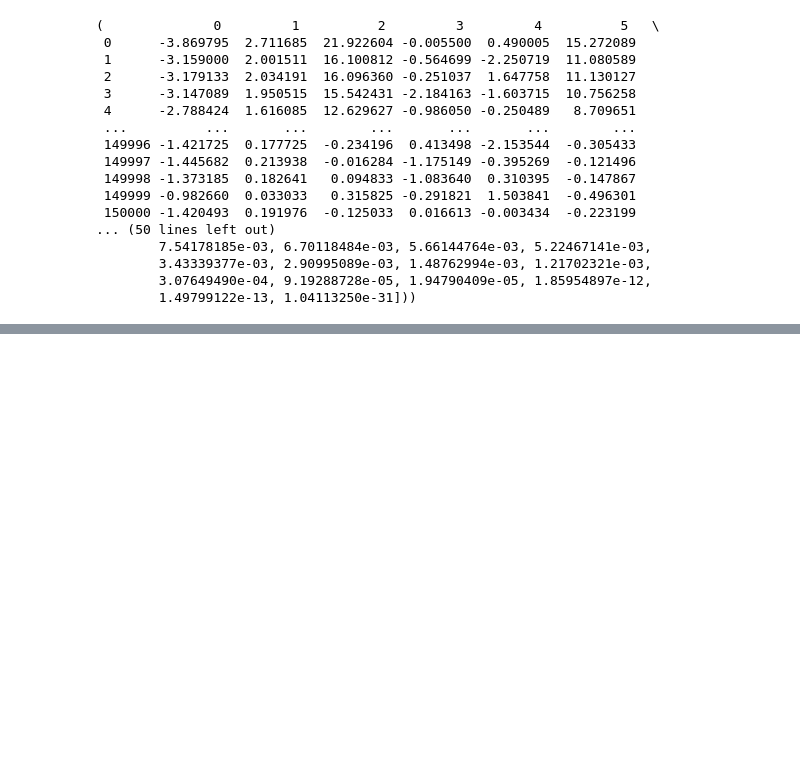
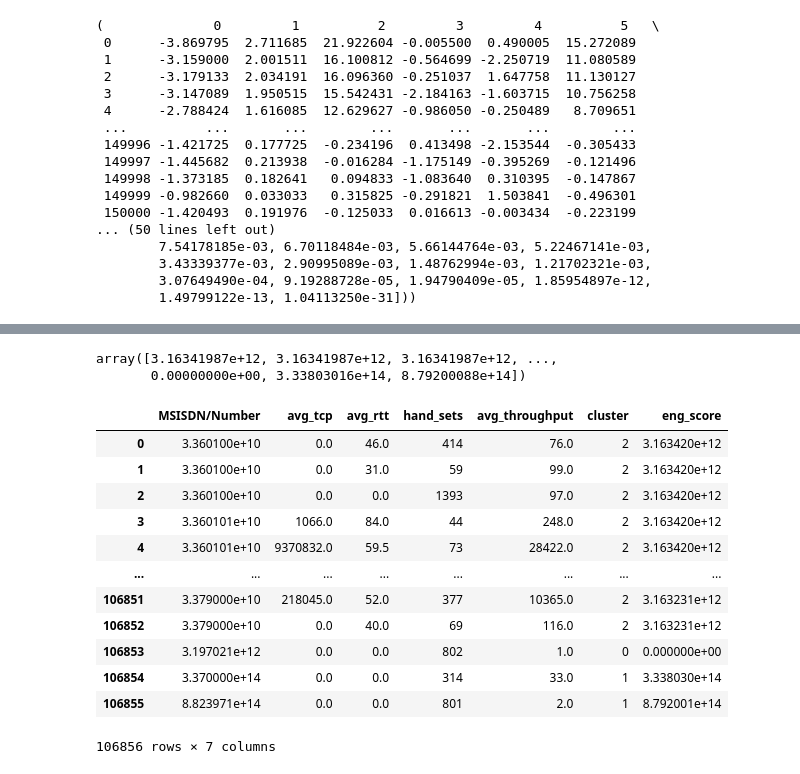
Before and after one commit to gedionabebe/Telecom-data-analysis, a Jupyter notebook: telecom_data_analysis.ipynb, the cells around one changed output, grey strips where cells are left out. Saved outputs shown, nothing was run; the diff lists cells and outputs as text; code cells hidden in the pictures; blank space fills up the shorter version.

Commit message:
Satisfaction Analysis
- Used Euclidean distance to calculate user engagement and experience score.
- Calculated satisfaction score.
- Used a regression model to predict user satisfaction.

```diff
--- a/telecom_data_analysis.ipynb
+++ b/telecom_data_analysis.ipynb
@@ -388,0 +506,5 @@ dem_reduction(stand)
+# %%
+from sklearn.preprocessing import LabelEncoder
+label_encode = LabelEncoder()
+exp_metrics['hand_sets'] = label_encode.fit_transform(exp_metrics['hand_sets'])
+exp_metrics['hand_sets']
@@ -388,0 +524,6 @@ dem_reduction(stand)
+# %%
+from scripts.user_engagement_analysis import k_means
+
+var=k_means(exp_metrics,3)
+out= var[1]
+out
@@ -388,0 +567,7 @@ dem_reduction(stand)
+# %%
+import numpy as np
+from sklearn.metrics.pairwise import euclidean_distances
+points1 = out
+points2 = out[out['cluster'] == 0]
+euc=euclidean_distances(points1,points2)
+euc
@@ -388,0 +582,25 @@ dem_reduction(stand)
+# %%
+import numpy as np
+
+a= np.mean(euc,axis=1)
+a
+# %% [output]
+array([3.16341987e+12, 3.16341987e+12, 3.16341987e+12, ...,
+       0.00000000e+00, 3.33803016e+14, 8.79200088e+14])
+# %%
+points1['eng_score'] = a
+points1
+# %% [output]
+|  | MSISDN/Number | avg_tcp | avg_rtt | hand_sets | avg_throughput | cluster | eng_score |
+| 0 | 3.360100e+10 | 0.0 | 46.0 | 414 | 76.0 | 2 | 3.163420e+12 |
+| 1 | 3.360100e+10 | 0.0 | 31.0 | 59 | 99.0 | 2 | 3.163420e+12 |
+| 2 | 3.360100e+10 | 0.0 | 0.0 | 1393 | 97.0 | 2 | 3.163420e+12 |
+| 3 | 3.360101e+10 | 1066.0 | 84.0 | 44 | 248.0 | 2 | 3.163420e+12 |
+| 4 | 3.360101e+10 | 9370832.0 | 59.5 | 73 | 28422.0 | 2 | 3.163420e+12 |
+| ... | ... | ... | ... | ... | ... | ... | ... |
+| 106851 | 3.379000e+10 | 218045.0 | 52.0 | 377 | 10365.0 | 2 | 3.163231e+12 |
+| 106852 | 3.379000e+10 | 0.0 | 40.0 | 69 | 116.0 | 2 | 3.163231e+12 |
+| 106853 | 3.197021e+12 | 0.0 | 0.0 | 802 | 1.0 | 0 | 0.000000e+00 |
+| 106854 | 3.370000e+14 | 0.0 | 0.0 | 314 | 33.0 | 1 | 3.338030e+14 |
+| 106855 | 8.823971e+14 | 0.0 | 0.0 | 801 | 2.0 | 1 | 8.792001e+14 |
+106856 rows × 7 columns
```
Also changed, not shown: parts of 16 cells of this notebook, 5 other files.
